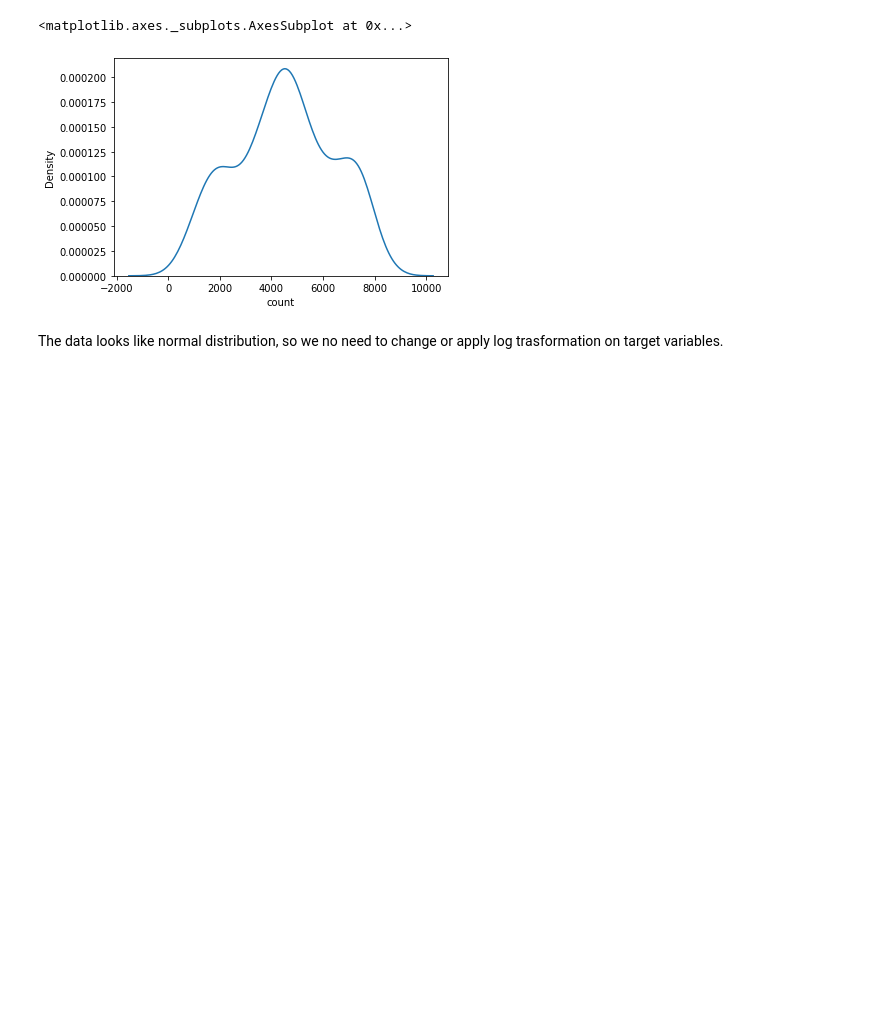
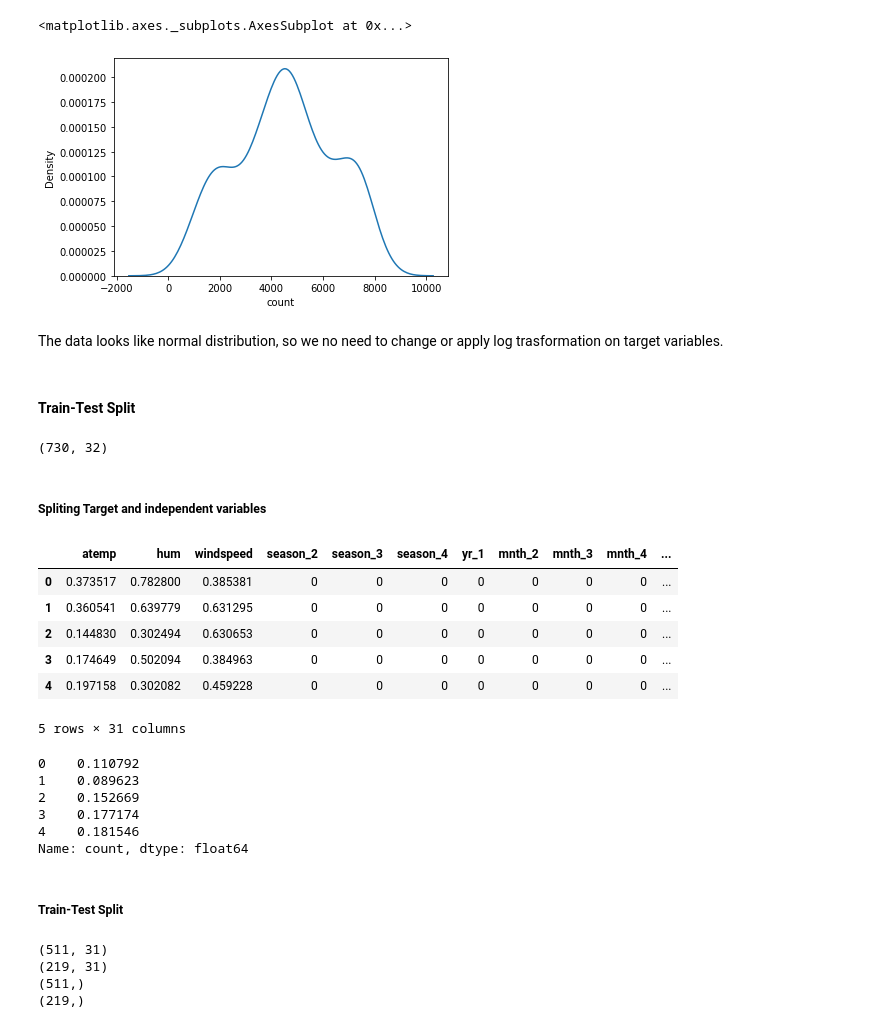
Before and after one commit to HussainPythonista/LinearRegressionModel, a Jupyter notebook: Boom_Bike_price.ipynb, the cells around one changed output. Cells and saved outputs as stored; diff of their text form; code cells hidden in the pictures; blank space fills up the shorter version.

```diff
--- a/Boom_Bike_price.ipynb
+++ b/Boom_Bike_price.ipynb
@@ -1042,3 +1042,36 @@ sb.kdeplot(Bike_Data_EDA["count"])
 [figure]
 # %% [markdown]
 The data looks like normal distribution, so we no need to change or apply log trasformation on target variables.
+# %% [markdown]
+#### Train-Test Split
+# %%
+bike_price.shape
+# %% [output]
+(730, 32)
+# %% [markdown]
+##### Spliting Target and independent variables
+# %%
+#Splitting dependent and independent variables
+y=bike_price["count"]
+X=bike_price.drop(columns="count")
+# %%
+X.head()
+# %% [output]
+|  | atemp | hum | windspeed | season_2 | season_3 | season_4 | yr_1 | mnth_2 | mnth_3 | mnth_4 | ... |
+| 0 | 0.373517 | 0.782800 | 0.385381 | 0 | 0 | 0 | 0 | 0 | 0 | 0 | ... |
+| 1 | 0.360541 | 0.639779 | 0.631295 | 0 | 0 | 0 | 0 | 0 | 0 | 0 | ... |
+| 2 | 0.144830 | 0.302494 | 0.630653 | 0 | 0 | 0 | 0 | 0 | 0 | 0 | ... |
+| 3 | 0.174649 | 0.502094 | 0.384963 | 0 | 0 | 0 | 0 | 0 | 0 | 0 | ... |
+| 4 | 0.197158 | 0.302082 | 0.459228 | 0 | 0 | 0 | 0 | 0 | 0 | 0 | ... |
+5 rows × 31 columns
+# %%
+y.head()
+# %% [output]
+0    0.110792
+1    0.089623
+2    0.152669
+3    0.177174
+4    0.181546
+Name: count, dtype: float64
+# %% [markdown]
+##### Train-Test Split
@@ -1044,0 +1082,11 @@ The data looks like normal distribution, so we no need to change or apply log tr
+# %%
+#Checking the shape of train and test data
+print(X_train.shape)
+print(X_test.shape)
+print(y_train.shape)
+print(y_test.shape)
+# %% [output]
+(511, 31)
+(219, 31)
+(511,)
+(219,)
```
Also changed, not shown: parts of 22 cells of this notebook.
